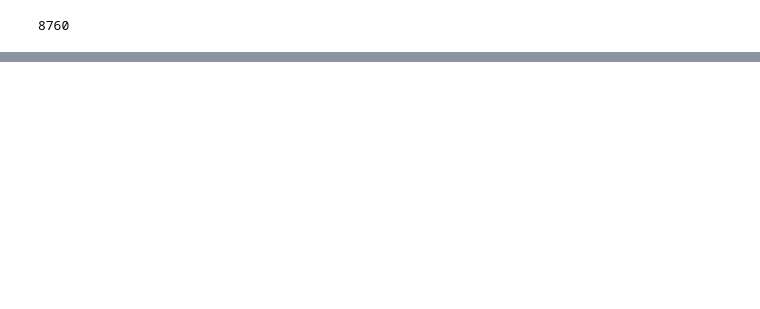
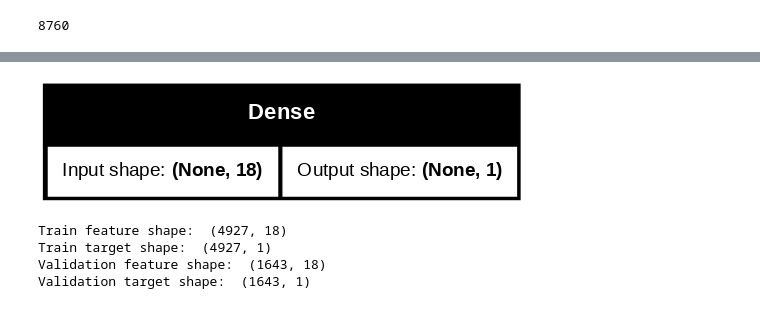
Before and after one commit to muni106/fun_with_deeplearning, a Jupyter notebook: DL_01_ex2.ipynb, the cells around one changed output, grey strips where cells are left out. Saved outputs shown, nothing was run; the diff lists cells and outputs as text; code cells hidden in the pictures; blank space fills up the shorter version.

```diff
--- a/DL_01_ex2.ipynb
+++ b/DL_01_ex2.ipynb
@@ -232,0 +287,7 @@ label_enc_dataframe['']
+# %%
+# we are starting getting handy with the dataset :)
+x = dataframe_x.to_numpy()
+y = dataframe_y.to_numpy()
+
+print('Feature shape: ', x.shape)
+print('Target shape: ', y.shape)
@@ -232,0 +297,11 @@ label_enc_dataframe['']
+# %%
+#Split data into training and test sets
+
+test_size = 0.25
+
+train_x, test_x, train_y, test_y = train_test_split(x, y, test_size=test_size, random_state = 1, shuffle = True)
+
+print('Train feature shape: ', train_x.shape)
+print('Train target shape: ', train_y.shape)
+print('Test feature shape: ', test_x.shape)
+print('Test target shape: ', test_y.shape)
@@ -232,0 +373,12 @@ label_enc_dataframe['']
+# %%
+def build_linear_nn(input_count, output_count):
+    model = keras.Sequential(
+        [
+            layers.Input(shape=(input_count,)),
+            layers.Dense(output_count)
+        ]
+    )
+    return model
+# %%
+# here we create the model
+linear_nn = build_linear_nn(train_x.shape[1], train_y.shape[1])
@@ -232,0 +398,4 @@ label_enc_dataframe['']
+# %%
+keras.utils.plot_model(linear_nn,show_shapes=True, show_layer_names=False,dpi=100)
+# %% [output]
+[figure, added]
@@ -232,0 +404,14 @@ label_enc_dataframe['']
+# %%
+val_size=0.25
+
+train_x, val_x, train_y, val_y = train_test_split(train_x, train_y, test_size = val_size,random_state = 1,shuffle=True)
+
+print('Train feature shape: ',train_x.shape)
+print('Train target shape: ',train_y.shape)
+print('Validation feature shape: ',val_x.shape)
+print('Validation target shape: ',val_y.shape)
+# %% [output]
+Train feature shape:  (4927, 18)
+Train target shape:  (4927, 1)
+Validation feature shape:  (1643, 18)
+Validation target shape:  (1643, 1)
```
Also changed, not shown: parts of 41 cells of this notebook, 3 other files.
